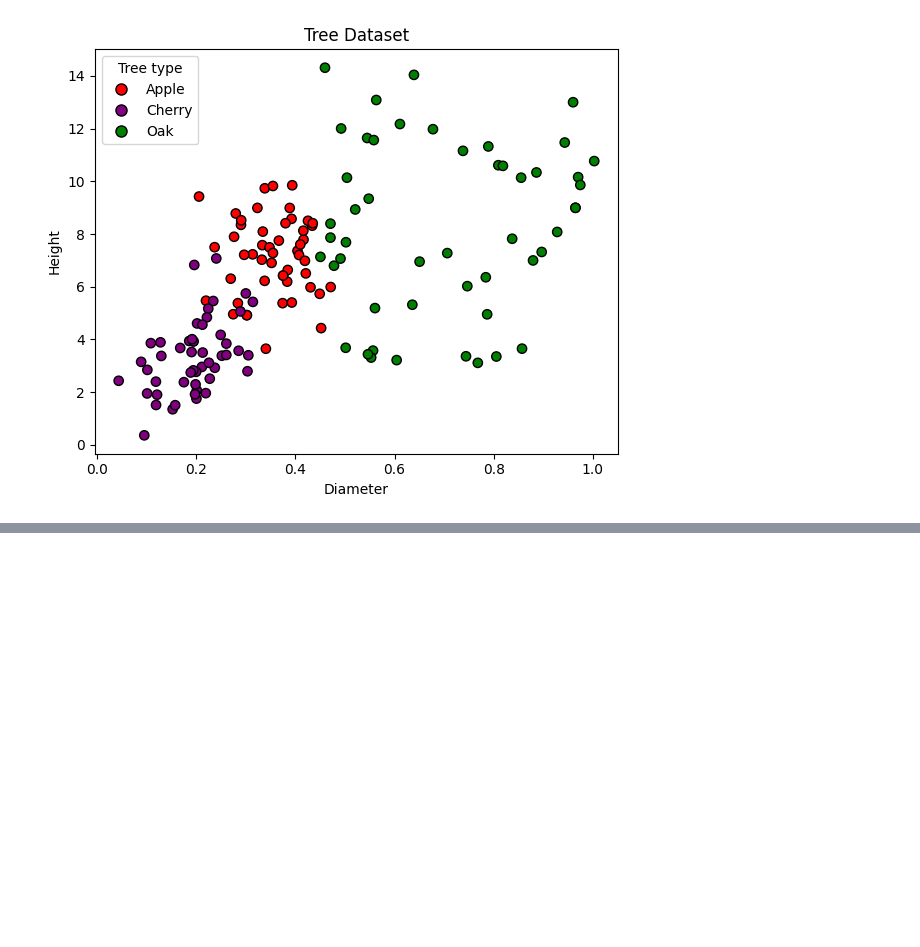
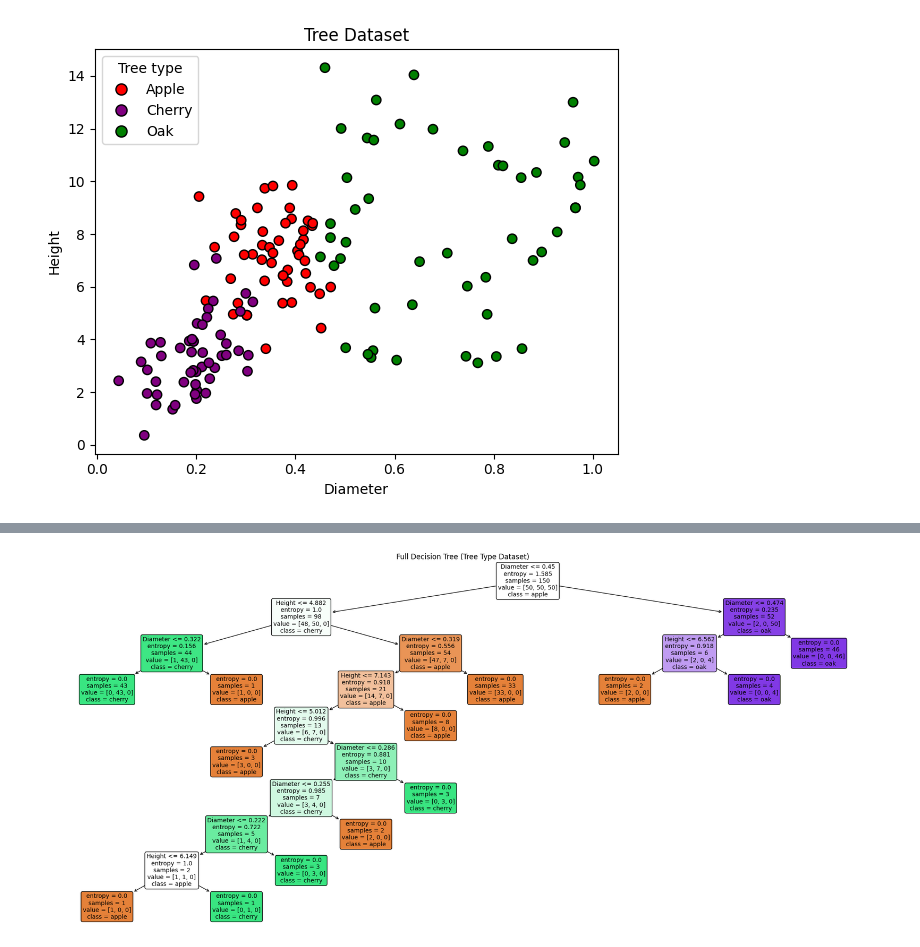
Before and after one commit to satadisha/data-exploratorium, a Jupyter notebook: general-lectures/interactive_ml_demo.ipynb, the cells around one changed output, grey strips where cells are left out. Saved outputs shown, nothing was run; the diff lists cells and outputs as text; code cells hidden in the pictures; blank space fills up the shorter version.

```diff
--- a/general-lectures/interactive_ml_demo.ipynb
+++ b/general-lectures/interactive_ml_demo.ipynb
@@ -1466,0 +1498,31 @@ plt.show()
+# %%
+# Features and label
+X = df[["Diameter", "Height"]].values
+y_raw = df["Family"].astype(str).values
+
+# Encode class labels
+le = LabelEncoder()
+y = le.fit_transform(y_raw)
+class_names = list(le.classes_)
+
+# Fit a full (no max_depth cap) classification tree
+clf = DecisionTreeClassifier(criterion="entropy", max_depth=None, random_state=0)
+clf.fit(X, y)
+
+# Plot the full decision tree
+plt.figure(figsize=(20, 9))
+plot_tree(
+    clf,
+    feature_names=["Diameter", "Height"],
+    class_names=class_names,
+    filled=True,
+    rounded=True,
+    impurity=True,
+    proportion=False,
+    fontsize=10
+)
+plt.title("Full Decision Tree (Tree Type Dataset)")
+plt.tight_layout()
+plt.show()
+# %% [output]
+[figure, added]
```
Also changed, not shown: parts of 15 cells of this notebook, 28 other files.
